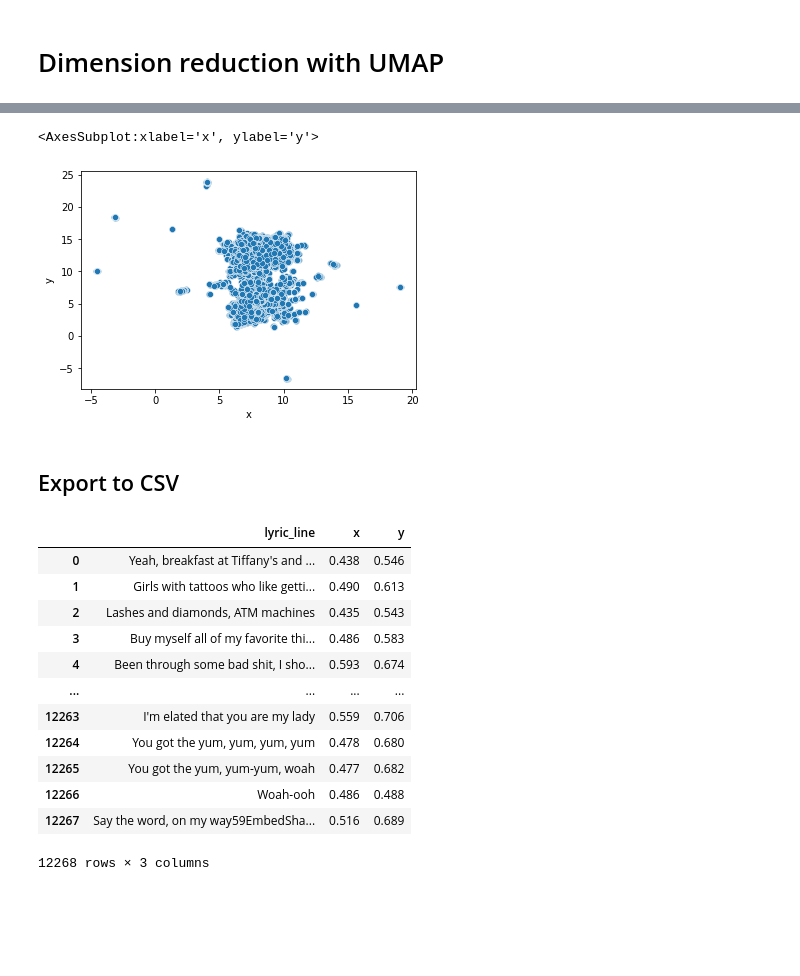
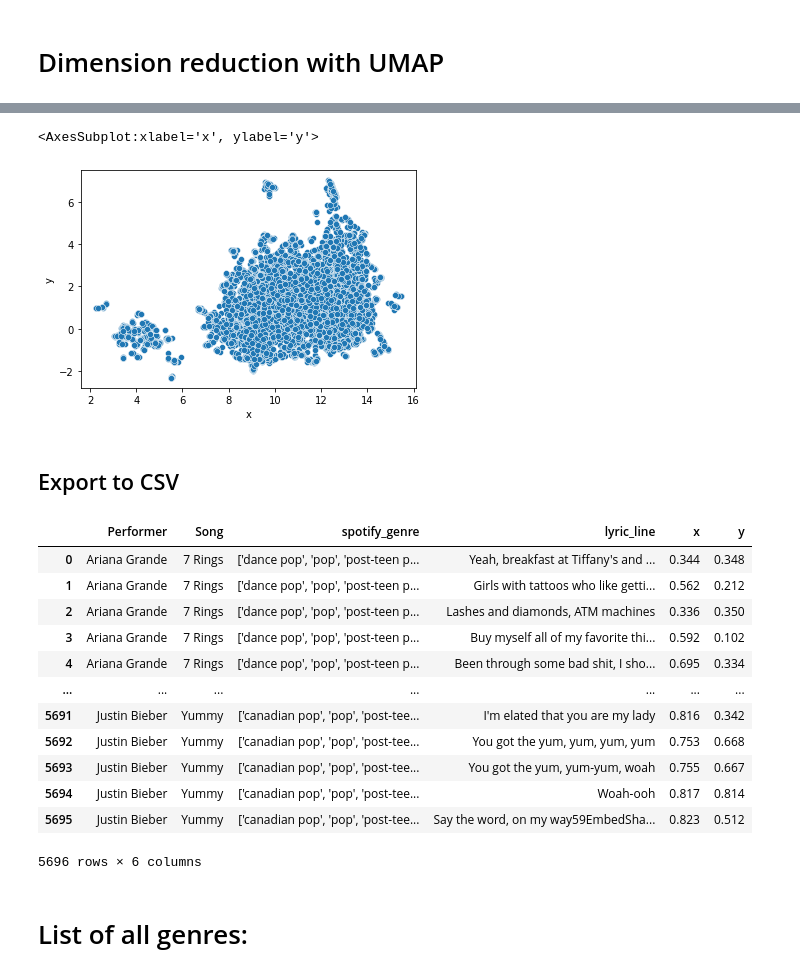
Before and after one commit to davidnmora/billboard-lyric-exploration, a Jupyter notebook: Lyric embedding and dimension reduction.ipynb, the cells around one changed output, grey strips where cells are left out. Saved outputs shown, nothing was run; the diff lists cells and outputs as text; code cells hidden in the pictures; blank space fills up the shorter version.

Commit message:
Filter non-lyric lines, add more cols to export

```diff
--- a/Lyric embedding and dimension reduction.ipynb
+++ b/Lyric embedding and dimension reduction.ipynb
@@ -117,14 +139,17 @@ tiny_df_parsed = tiny_df.explode('Parsed Lyrics').drop_duplicates(
 # %%
-FILTERED_LINES = ['[Intro]', '[Verse 1]', '[Verse 2]'] # TODO: do more robust filtering of noise etc
-just_lyrics_and_artist = (
-    tiny_df_parsed[
-        ['Performer', 'lyric_line']
+COLUMNS_FOR_VIZ = ['Performer', 'Song', 'spotify_genre', 'lyric_line']
+
+lyric_lines_ready_for_analysis = (
+    with_filters[
+        COLUMNS_FOR_VIZ
     ]
     .replace('', np.nan)
     .dropna()
     .reset_index(drop=True)
 )
-just_lyrics_and_artist = just_lyrics_and_artist[~just_lyrics_and_artist['lyric_line'].isin(FILTERED_LINES)].reset_index(drop=True)
-just_lyrics_and_artist['lyric_line'] = just_lyrics_and_artist['lyric_line'].apply(lambda val: val and val.replace('â\x80\x99', "''"))
-just_lyrics_and_artist
+
+lyric_lines_ready_for_analysis['lyric_line'] = lyric_lines_ready_for_analysis['lyric_line'].apply(
+    lambda val: val and val.replace('â\x80\x99', "''")
+)
+lyric_lines_ready_for_analysis
 # %% [output]
@@ -223,2 +213,2 @@ Embedding: [-0.026461753994226456, -0.019115690141916275, -0.04207038879394531,
 # %%
-message_embeddings = embed(just_lyrics_and_artist['lyric_line'])
+message_embeddings = embed(lyric_lines_ready_for_analysis['lyric_line'])
@@ -235,9 +225,9 @@ tsne_transformed_embeddings = TSNE(
     init='pca'
 ).fit_transform(message_embeddings)
 # %%
-def concat_x_and_y(x_and_y):
+def concat_x_and_y(x_and_y, df):
     return pd.concat(
-    [just_lyrics_and_artist, pd.DataFrame(x_and_y, columns=['x', 'y'])],
+    [df, pd.DataFrame(x_and_y, columns=['x', 'y'])],
     axis=1
 )
 # %%
@@ -259,6 +252,9 @@ embedding = reducer.fit_transform(
     StandardScaler().fit_transform(message_embeddings)
 )
 # %%
-umap_lyrics_and_artist = concat_x_and_y(embedding)
-umap_lyrics_and_artist
+umap_x_and_y_added = concat_x_and_y(
+    embedding,
+    df=lyric_lines_ready_for_analysis
+)
+umap_x_and_y_added
 # %% [output]
@@ -278,8 +274,8 @@ umap_lyrics_and_artist
 # %%
-sns.scatterplot(data=umap_lyrics_and_artist, x='x', y='y')
+sns.scatterplot(data=umap_x_and_y_added, x='x', y='y')
 # %% [output]
 <AxesSubplot:xlabel='x', ylabel='y'>
-[figure, old version]
+[figure, new version]
 # %% [markdown]
 ## Export to CSV
 # %%
@@ -296,18 +292,21 @@ def export_data(data):
     export.to_csv('./data/viz ready export.csv', index=False)
     return export
 # %%
-export_data(umap_lyrics_and_artist)
+the_export = export_normalized_data(umap_lyrics_and_artist)
+the_export
 # %% [output]
-|  | lyric_line | x | y |
-| 0 | Yeah, breakfast at Tiffany's and ... | 0.438 | 0.546 |
-| 1 | Girls with tattoos who like getti... | 0.490 | 0.613 |
-| 2 | Lashes and diamonds, ATM machines | 0.435 | 0.543 |
-| 3 | Buy myself all of my favorite thi... | 0.486 | 0.583 |
-| 4 | Been through some bad shit, I sho... | 0.593 | 0.674 |
-| ... | ... | ... | ... |
-| 12263 | I'm elated that you are my lady | 0.559 | 0.706 |
-| 12264 | You got the yum, yum, yum, yum | 0.478 | 0.680 |
-| 12265 | You got the yum, yum-yum, woah | 0.477 | 0.682 |
-| 12266 | Woah-ooh | 0.486 | 0.488 |
-| 12267 | Say the word, on my way59EmbedSha... | 0.516 | 0.689 |
+|  | Performer | Song | spotify_genre | lyric_line | x | y |
+| 0 | Ariana Grande | 7 Rings | ['dance pop', 'pop', 'post-teen p... | Yeah, breakfast at Tiffany's and ... | 0.344 | 0.348 |
+| 1 | Ariana Grande | 7 Rings | ['dance pop', 'pop', 'post-teen p... | Girls with tattoos who like getti... | 0.562 | 0.212 |
+| 2 | Ariana Grande | 7 Rings | ['dance pop', 'pop', 'post-teen p... | Lashes and diamonds, ATM machines | 0.336 | 0.350 |
+| 3 | Ariana Grande | 7 Rings | ['dance pop', 'pop', 'post-teen p... | Buy myself all of my favorite thi... | 0.592 | 0.102 |
+| 4 | Ariana Grande | 7 Rings | ['dance pop', 'pop', 'post-teen p... | Been through some bad shit, I sho... | 0.695 | 0.334 |
+| ... | ... | ... | ... | ... | ... | ... |
+| 5691 | Justin Bieber | Yummy | ['canadian pop', 'pop', 'post-tee... | I'm elated that you are my lady | 0.816 | 0.342 |
+| 5692 | Justin Bieber | Yummy | ['canadian pop', 'pop', 'post-tee... | You got the yum, yum, yum, yum | 0.753 | 0.668 |
+| 5693 | Justin Bieber | Yummy | ['canadian pop', 'pop', 'post-tee... | You got the yum, yum-yum, woah | 0.755 | 0.667 |
+| 5694 | Justin Bieber | Yummy | ['canadian pop', 'pop', 'post-tee... | Woah-ooh | 0.817 | 0.814 |
+| 5695 | Justin Bieber | Yummy | ['canadian pop', 'pop', 'post-tee... | Say the word, on my way59EmbedSha... | 0.823 | 0.512 |
-12268 rows × 3 columns
+5696 rows × 6 columns
+# %% [markdown]
+# List of all genres:
```
Also changed, not shown: parts of 19 cells of this notebook.
